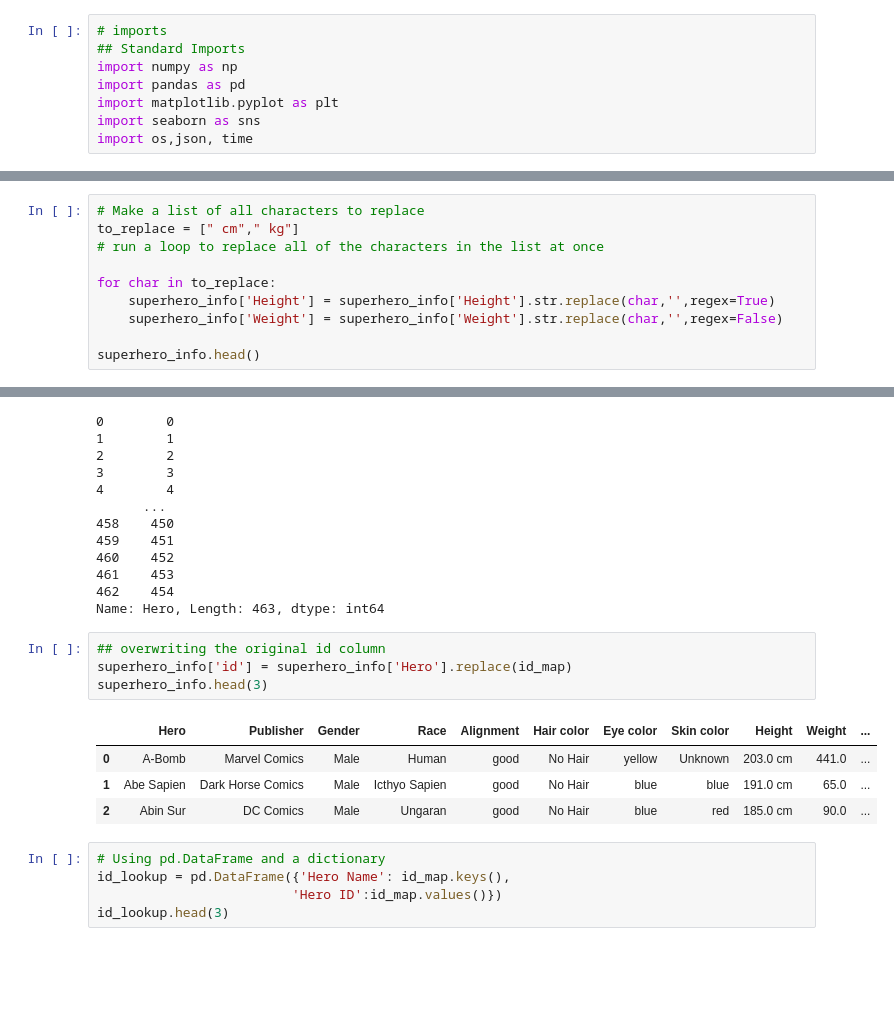
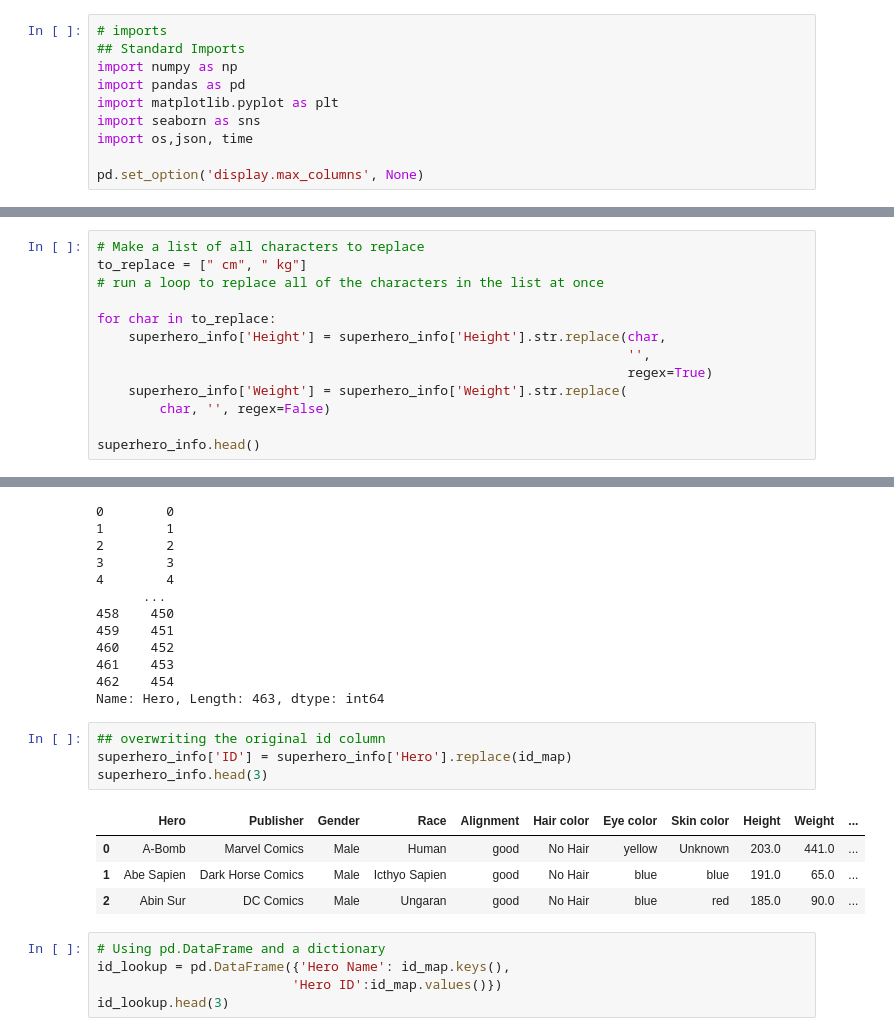
Before and after one commit to cole-beach/Applying-Advanced-Transformations, a Jupyter notebook: (Assignment)Applying Advanced Transformations.ipynb, the cells around one changed output, grey strips where cells are left out. Saved outputs shown, nothing was run; the diff lists cells and outputs as text; blank space fills up the shorter version.

```diff
--- a/(Assignment)Applying Advanced Transformations.ipynb
+++ b/(Assignment)Applying Advanced Transformations.ipynb
@@ -8,6 +8,8 @@ import pandas as pd
 import matplotlib.pyplot as plt
 import seaborn as sns
 import os,json, time
+
+pd.set_option('display.max_columns', None)
 # %% [markdown]
 ## The Task
 # %% [markdown]
@@ -127,12 +129,15 @@ superhero_info.head()
 | 4 | Absorbing Man | Marvel Comics | Male | Human | bad | No Hair | blue | Unknown | 193.0 cm | 122.0 kg |
 # %%
 # Make a list of all characters to replace
-to_replace = [" cm"," kg"]
+to_replace = [" cm", " kg"]
 # run a loop to replace all of the characters in the list at once
 
 for char in to_replace:
-    superhero_info['Height'] = superhero_info['Height'].str.replace(char,'',regex=True)
-    superhero_info['Weight'] = superhero_info['Weight'].str.replace(char,'',regex=False)
+    superhero_info['Height'] = superhero_info['Height'].str.replace(char,
+                                                                    '',
+                                                                    regex=True)
+    superhero_info['Weight'] = superhero_info['Weight'].str.replace(
+        char, '', regex=False)
 
 superhero_info.head()
 # %% [output]
@@ -262,13 +270,13 @@ superhero_info['Hero'].map(id_map)
 Name: Hero, Length: 463, dtype: int64
 # %%
 ## overwriting the original id column
-superhero_info['id'] = superhero_info['Hero'].replace(id_map)
+superhero_info['ID'] = superhero_info['Hero'].replace(id_map)
 superhero_info.head(3)
 # %% [output]
 |  | Hero | Publisher | Gender | Race | Alignment | Hair color | Eye color | Skin color | Height | Weight | ... |
-| 0 | A-Bomb | Marvel Comics | Male | Human | good | No Hair | yellow | Unknown | 203.0 cm | 441.0 | ... |
-| 1 | Abe Sapien | Dark Horse Comics | Male | Icthyo Sapien | good | No Hair | blue | blue | 191.0 cm | 65.0 | ... |
-| 2 | Abin Sur | DC Comics | Male | Ungaran | good | No Hair | blue | red | 185.0 cm | 90.0 | ... |
+| 0 | A-Bomb | Marvel Comics | Male | Human | good | No Hair | yellow | Unknown | 203.0 | 441.0 | ... |
+| 1 | Abe Sapien | Dark Horse Comics | Male | Icthyo Sapien | good | No Hair | blue | blue | 191.0 | 65.0 | ... |
+| 2 | Abin Sur | DC Comics | Male | Ungaran | good | No Hair | blue | red | 185.0 | 90.0 | ... |
 # %%
 # Using pd.DataFrame and a dictionary
 id_lookup = pd.DataFrame({'Hero Name': id_map.keys(),
```
Also changed, not shown: parts of 7 cells of this notebook.
